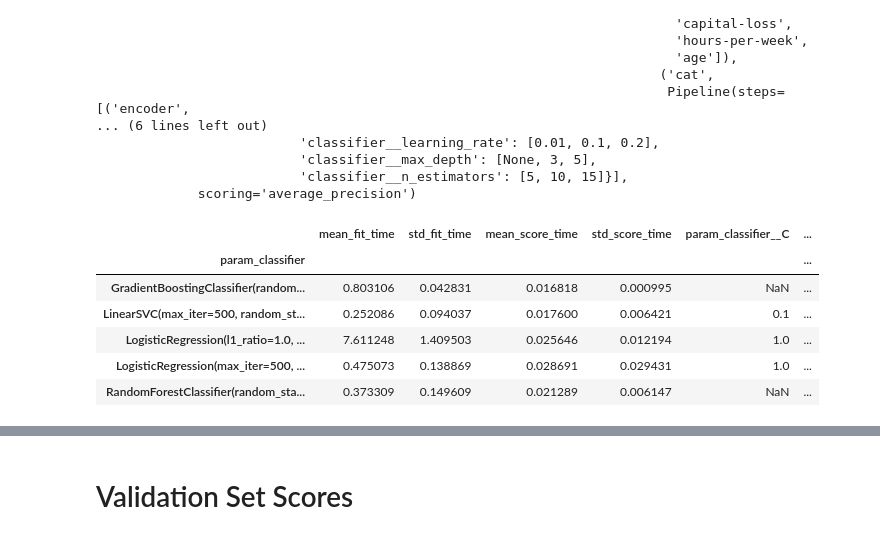
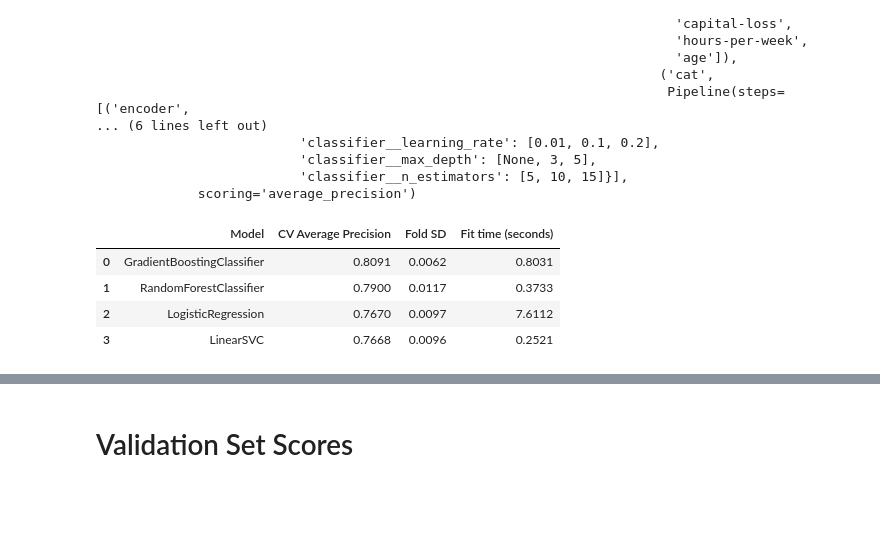
Before and after one commit to TuringsMachine/S30-Capstone, a Jupyter notebook: Modeling.ipynb, the cells around one changed output, grey strips where cells are left out. Cells and saved outputs as stored; diff of their text form; code cells hidden in the pictures; blank space fills up the shorter version.

Commit message:
refactor: update model evaluation outputs and execution count in Modeling notebook

```diff
--- a/Modeling.ipynb
+++ b/Modeling.ipynb
@@ -129,15 +129,28 @@ GridSearchCV(cv=StratifiedKFold(n_splits=5, random_state=0, shuffle=True),
                           'classifier__n_estimators': [5, 10, 15]}],
              scoring='average_precision')
 # %%
-results_summary=pd.DataFrame(grid_search.cv_results_)
-sorted_results=results_summary.sort_values(by=['mean_test_score'], ascending=False)
-sorted_results["param_classifier"]=sorted_results["param_classifier"].astype(str)
-sorted_results.groupby('param_classifier').first()
+results = pd.DataFrame(grid_search.cv_results_)
+
+results["Model"] = results["param_classifier"].map(
+    lambda model: type(model).__name__
+)
+
+summary = (
+    results.sort_values("mean_test_score", ascending=False)
+    .drop_duplicates("Model")
+    [["Model", "mean_test_score", "std_test_score", "mean_fit_time"]]
+    .rename(columns={
+        "mean_test_score": "CV Average Precision",
+        "std_test_score": "Fold SD",
+        "mean_fit_time": "Fit time (seconds)",
+    })
+    .reset_index(drop=True)
+)
+
+display(summary.round(4))
 # %% [output]
-|  | mean_fit_time | std_fit_time | mean_score_time | std_score_time | param_classifier__C | ... |
-| param_classifier |  |  |  |  |  | ... |
-| GradientBoostingClassifier(random... | 0.803106 | 0.042831 | 0.016818 | 0.000995 | NaN | ... |
-| LinearSVC(max_iter=500, random_st... | 0.252086 | 0.094037 | 0.017600 | 0.006421 | 0.1 | ... |
-| LogisticRegression(l1_ratio=1.0, ... | 7.611248 | 1.409503 | 0.025646 | 0.012194 | 1.0 | ... |
-| LogisticRegression(max_iter=500, ... | 0.475073 | 0.138869 | 0.028691 | 0.029431 | 1.0 | ... |
-| RandomForestClassifier(random_sta... | 0.373309 | 0.149609 | 0.021289 | 0.006147 | NaN | ... |
+|  | Model | CV Average Precision | Fold SD | Fit time (seconds) |
+| 0 | GradientBoostingClassifier | 0.8091 | 0.0062 | 0.8031 |
+| 1 | RandomForestClassifier | 0.7900 | 0.0117 | 0.3733 |
+| 2 | LogisticRegression | 0.7670 | 0.0097 | 7.6112 |
+| 3 | LinearSVC | 0.7668 | 0.0096 | 0.2521 |
```
Also changed, not shown: parts of 6 cells of this notebook.
